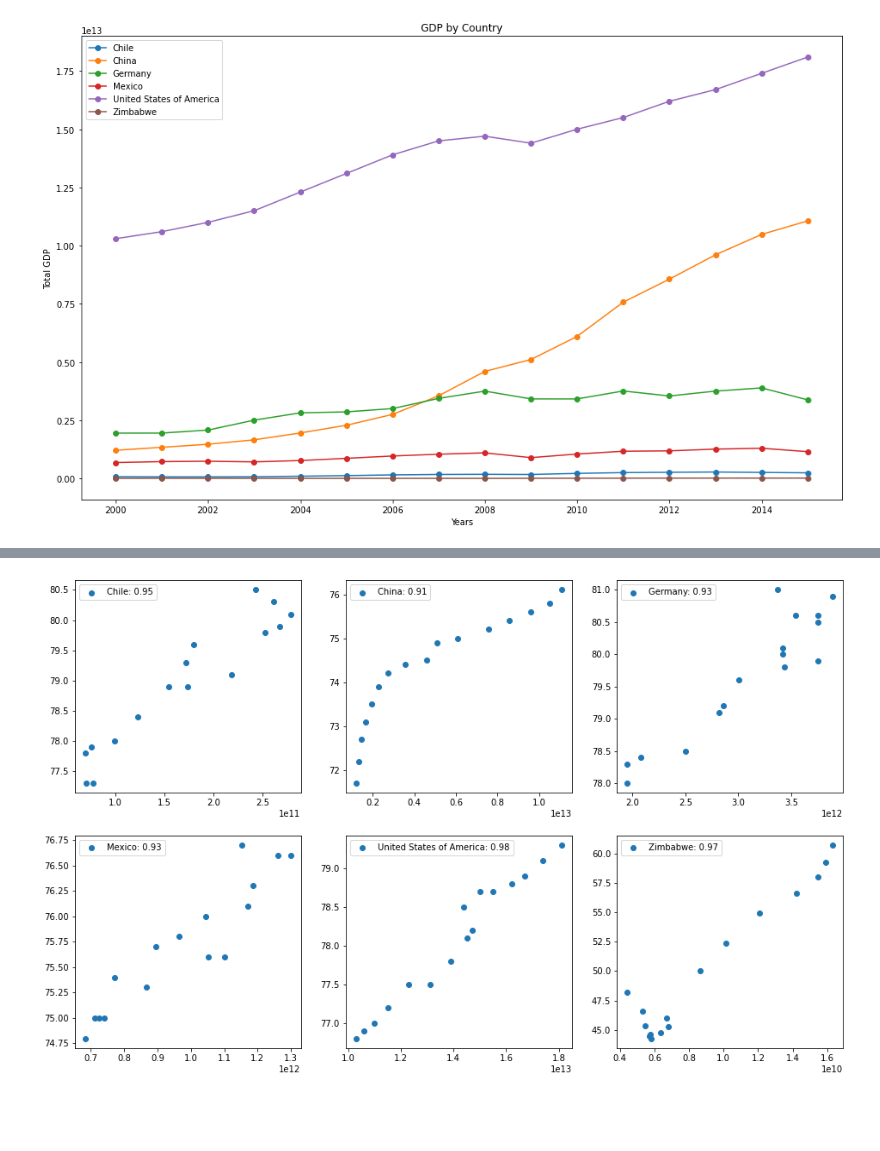
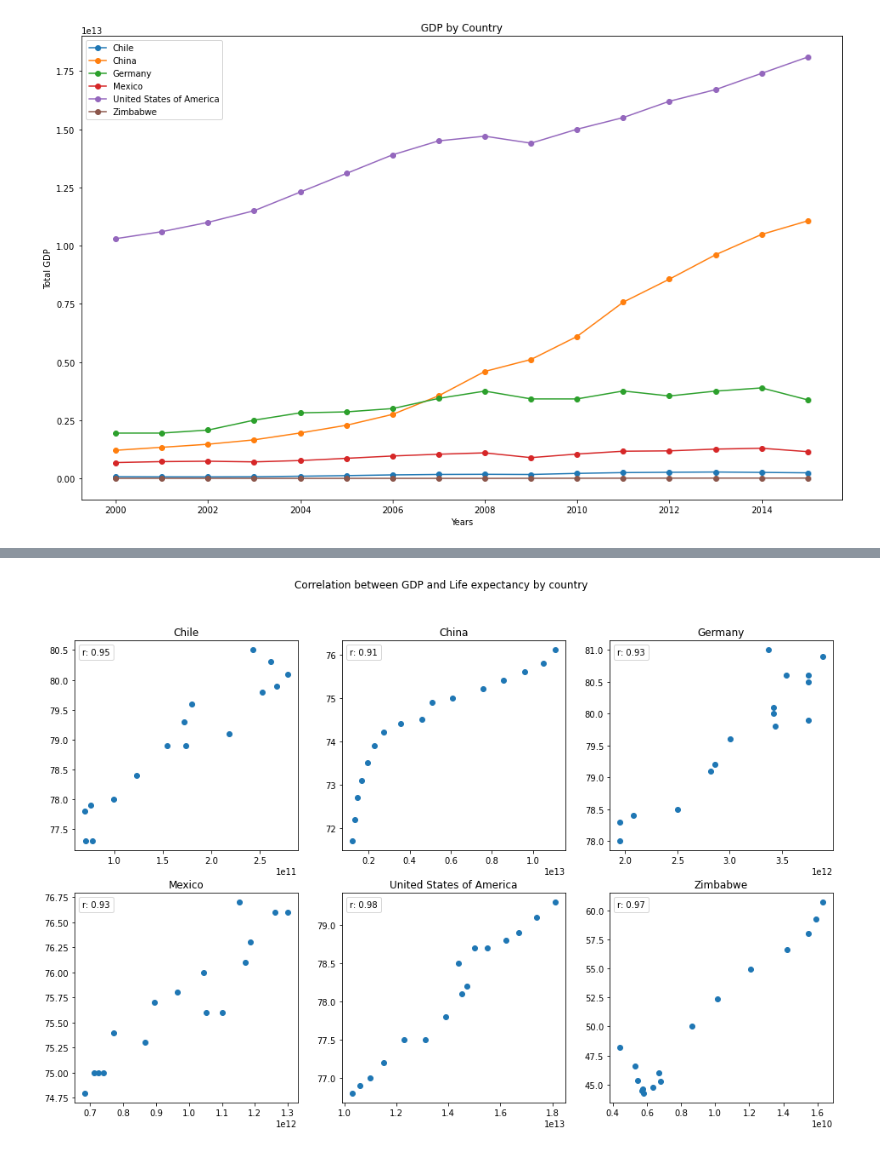
Before and after one commit to davidvalerosancho/Learning-Project-2-Life-Expectancy-and-GDP, a Jupyter notebook: life_expectancy_gdp.ipynb, the cells around one changed output, grey strips where cells are left out. Drawn from its saved outputs; the diff is of its cells as text; code cells hidden in the pictures; blank space fills up the shorter version.

Commit message:
updated scatter plot

```diff
--- a/life_expectancy_gdp.ipynb
+++ b/life_expectancy_gdp.ipynb
@@ -48,3 +48,13 @@ for country in countries:
     plt.legend();
 # %% [output]
 [figure]
+# %%
+plt.figure(figsize=(16, 10))
+plt.title('Correlation between GDP and Life expectancy by country')
+plt.xlabel('Total GDP')
+plt.ylabel('Life expectancy at birth (years)')
+for country in countries:
+    gdp = df[df.Country == country].GDP
+    life_expectancy = df[df.Country == country]['Life expectancy at birth (years)']
+    plt.scatter(gdp, life_expectancy, label=country)
+    plt.legend();
@@ -51,15 +63,20 @@ for country in countries:
 # %%
-plt.figure(figsize=(16, 10))
+fig = plt.figure(figsize=(16, 10))
+fig.suptitle('Correlation between GDP and Life expectancy by country')
 subplot = 1
 for country in countries:
     gdp = df[df.Country == country].GDP
     life_expectancy = df[df.Country == country]['Life expectancy at birth (years)']
     #Calculating the Pearson coeficient for each correlation
     pearson = gdp.corr(life_expectancy, 'pearson')
-    plt.subplot(2, 3, subplot)
+    ax = plt.subplot(2, 3, subplot)
+    ax.title.set_text(country)
     #Showing the coeficient in the legend
-    plt.scatter(gdp, life_expectancy, label='{}: {}'.format(country, pearson.round(2)))
-    plt.legend();
+    ax.scatter(gdp, life_expectancy, label='r: ' + str(pearson.round(2)))
+    #Showing JUST the coeficient by hiding the legend handles, setting their size to 0 and removing their padding.
+    leg = ax.legend(handlelength=0, handletextpad=0, loc='upper left')
+    for item in leg.legendHandles:
+        item.set_visible(False)
     subplot += 1
 # %% [output]
-[figure, old version]
+[figure, new version]
```
Also changed, not shown: parts of 1 cell of this notebook.
